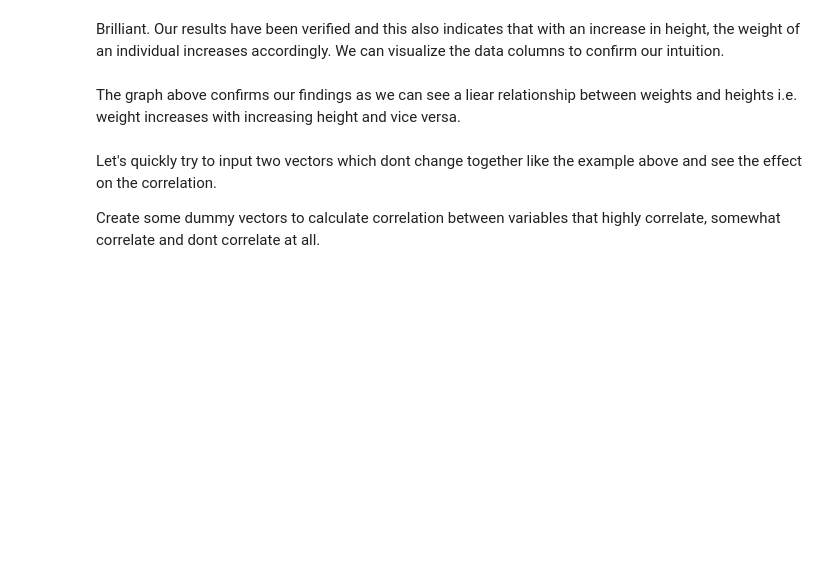
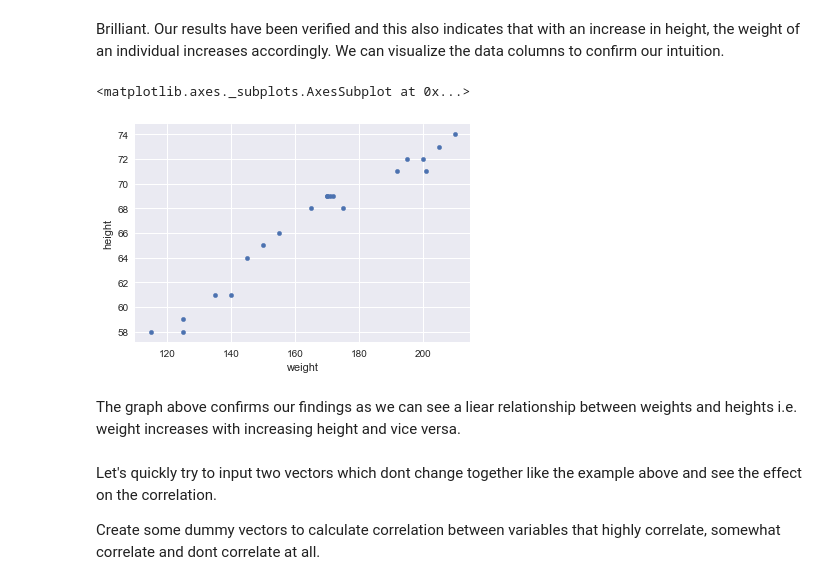
Before and after one commit to slieb74/ds-regression-cov_corr-nyc-career-ds-062518, a Jupyter notebook: index.ipynb, the cells around one changed output. Saved outputs shown, nothing was run; the diff lists cells and outputs as text; code cells hidden in the pictures; blank space fills up the shorter version.

```diff
--- a/index.ipynb
+++ b/index.ipynb
@@ -176,6 +241,10 @@ np.corrcoef(data.weight, data.height)
 Brilliant. Our results have been verified and this also indicates that with an increase in height, the weight of an individual increases accordingly. We can visualize the data columns to confirm our intuition.
 # %%
 # a Scatter plot between weight and height variables
+data.plot.scatter(x='weight', y='height')
+# %% [output]
+<matplotlib.axes._subplots.AxesSubplot at 0x...>
+[figure, added]
 # %% [markdown]
 The graph above confirms our findings as we can see a liear relationship between weights and heights i.e. weight increases with increasing height and vice versa.
 # %% [markdown]
```
Also changed, not shown: parts of 14 cells of this notebook.
